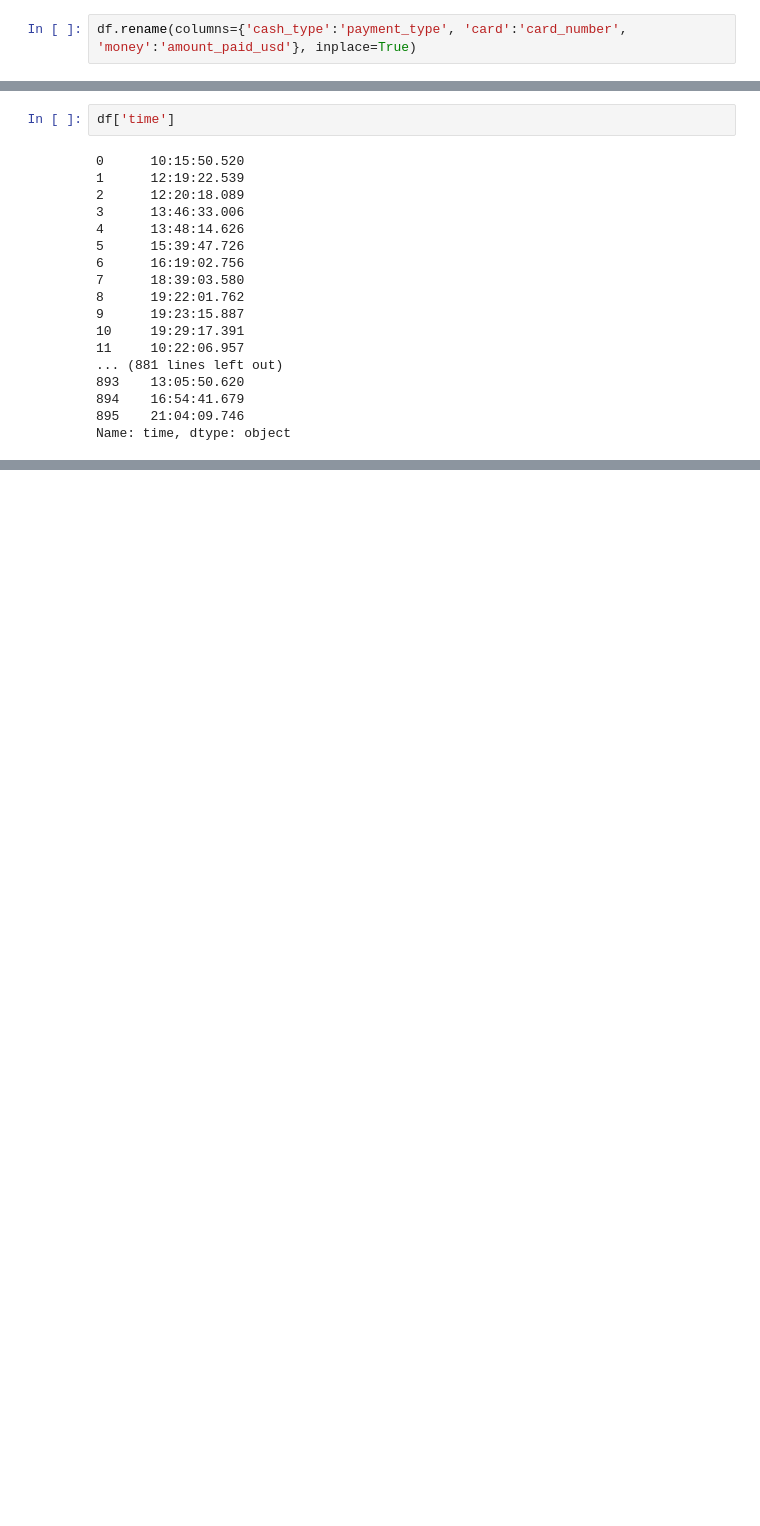
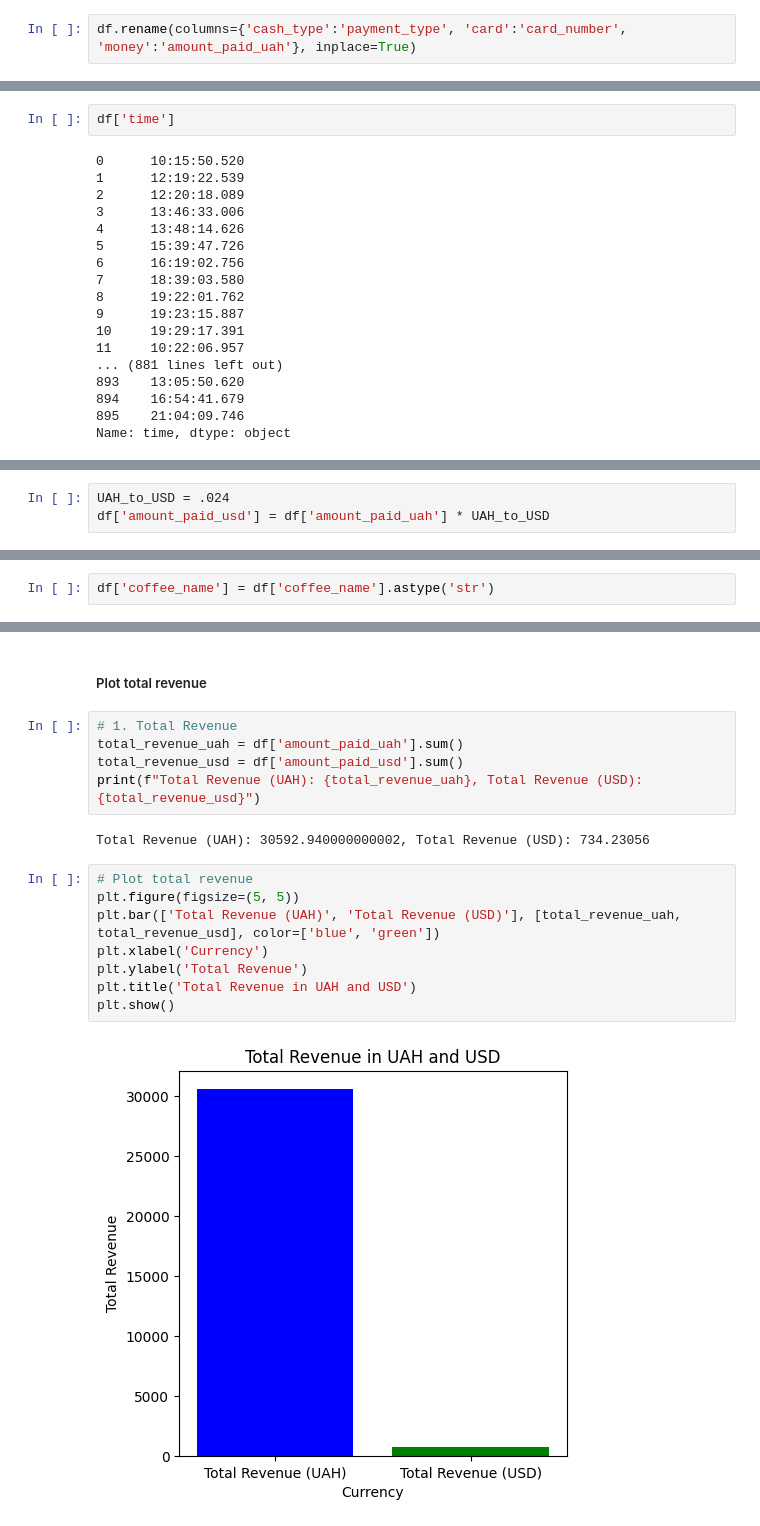
Before and after one commit to JoshuaFarara/KaggleWorld, a Jupyter notebook: notebooks/coffee_sales_analyisis.ipynb, the cells around one changed output, grey strips where cells are left out. Drawn from its saved outputs; the diff is of its cells as text; blank space fills up the shorter version.

Commit message:
Drafted 15 Analytical Questions & Answered (1-5): modified:   notebooks/coffee_sales_analyisis.ipynb

```diff
--- a/notebooks/coffee_sales_analyisis.ipynb
+++ b/notebooks/coffee_sales_analyisis.ipynb
@@ -151,7 +185,7 @@ Clean the data by changing column names
 
 Changed: cash_type to payment_type since cash and card payments are accepted
 # %%
-df.rename(columns={'cash_type':'payment_type', 'card':'card_number', 'money':'amount_paid_usd'}, inplace=True)
+df.rename(columns={'cash_type':'payment_type', 'card':'card_number', 'money':'amount_paid_uah'}, inplace=True)
 # %%
 df.columns
 # %% [output]
@@ -191,0 +237,3 @@ Name: time, dtype: object
+# %%
+UAH_to_USD = .024
+df['amount_paid_usd'] = df['amount_paid_uah'] * UAH_to_USD
@@ -193,0 +310,2 @@ Name: time, dtype: object
+# %%
+df['coffee_name'] = df['coffee_name'].astype('str')
@@ -193,0 +332,19 @@ Name: time, dtype: object
+# %% [markdown]
+##### Plot total revenue
+# %%
+# 1. Total Revenue
+total_revenue_uah = df['amount_paid_uah'].sum()
+total_revenue_usd = df['amount_paid_usd'].sum()
+print(f"Total Revenue (UAH): {total_revenue_uah}, Total Revenue (USD): {total_revenue_usd}")
+# %% [output]
+Total Revenue (UAH): 30592.940000000002, Total Revenue (USD): 734.23056
+# %%
+# Plot total revenue
+plt.figure(figsize=(5, 5))
+plt.bar(['Total Revenue (UAH)', 'Total Revenue (USD)'], [total_revenue_uah, total_revenue_usd], color=['blue', 'green'])
+plt.xlabel('Currency')
+plt.ylabel('Total Revenue')
+plt.title('Total Revenue in UAH and USD')
+plt.show()
+# %% [output]
+[figure, added]
```
Also changed, not shown: parts of 36 cells of this notebook, 4 other files.
